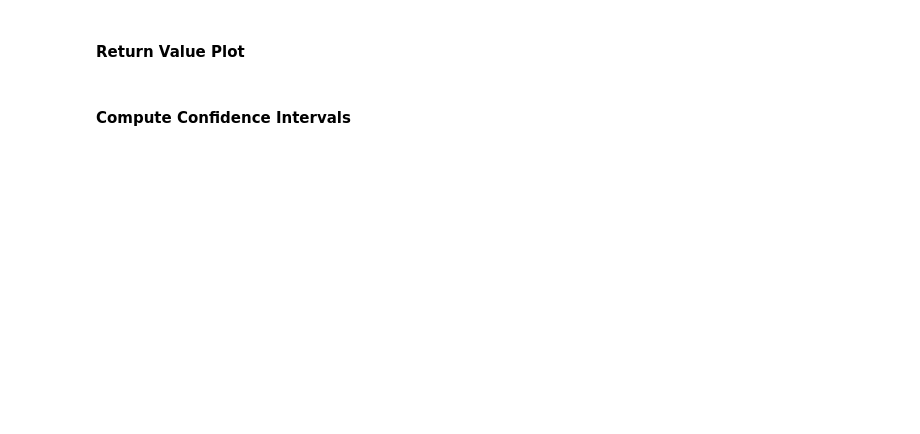
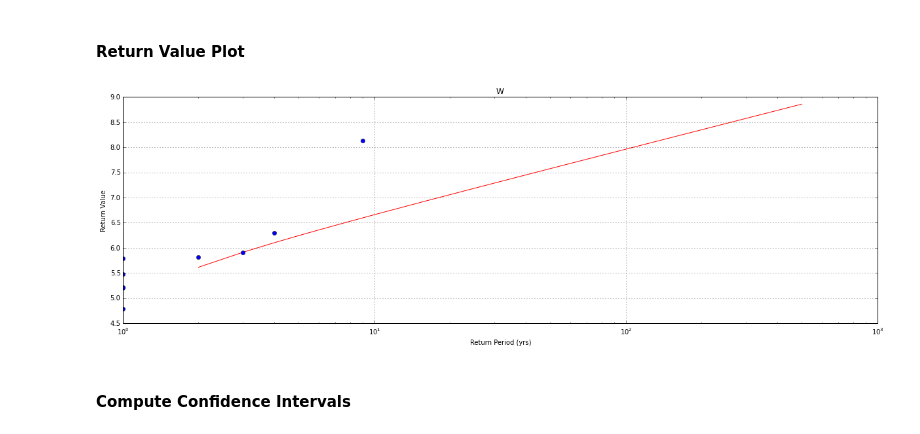
Before and after one commit to ioos/system-test, a Jupyter notebook: theme2_extreme_events/ioos_extreme_events_waves.ipynb, the cells around one changed output. Drawn from its saved outputs; the diff is of its cells as text; code cells hidden in the pictures; blank space fills up the shorter version.

```diff
--- a/theme2_extreme_events/ioos_extreme_events_waves.ipynb
+++ b/theme2_extreme_events/ioos_extreme_events_waves.ipynb
@@ -466,3 +462,9 @@ annual_max_levels = yx
+# %%
+annual_max = yx
+data_levels = []
+for i in annual_max:
+    data_levels.append(float(i))
+annual_max = data_levels
 # %% [markdown]
 #### Fit data to GEV distribution
 # %%
@@ -470,6 +472,6 @@ def sea_levels_gev_pdf(x):
     return genextreme.pdf(x, xi, loc=mu, scale=sigma)
 # %%
-mle = genextreme.fit(sorted(annual_max_levels), 0)
+mle = genextreme.fit(sorted(annual_max), 0)
 mu = mle[1]
 sigma = mle[2]
 xi = mle[0]
@@ -492,18 +503,21 @@ axes.hist(annual_max_levels, bins=arange(min_x, max_x, 0.5), normed=1, color='Ye
 # %% [markdown]
 #### Return Value Plot
 # %%
-fig = plt.figure(figsize=(12,6))
+fig = plt.figure(figsize=(20,6))
 axes = fig.add_axes([0.1, 0.1, 0.8, 0.8])
 T=np.r_[1:500]
 sT = genextreme.isf(1./T, 0, mu, sigma)
-axes.semilogx(T,sT), hold
+axes.semilogx(T, sT, 'r'), hold
 N=np.r_[1:len(annual_max_levels)+1];
 Nmax=max(N);
-axes.plot(Nmax/N, sorted(annual_max_levels)[::-1],'.')
-axes.set_title('Return values in the GEV distribution')
-axes.set_xlabel('Return period')
-axes.set_ylabel('Return value')
+axes.plot(Nmax/N, sorted(annual_max_levels)[::-1], 'bo')
+title = s["long_name"][0]
+axes.set_title(title)
+axes.set_xlabel('Return Period (yrs)')
+axes.set_ylabel('Return Value')
 axes.grid(True)
+# %% [output]
+[figure, added]
 # %% [markdown]
 #### Compute Confidence Intervals
 # %%
```
Also changed, not shown: parts of 8 cells of this notebook.
